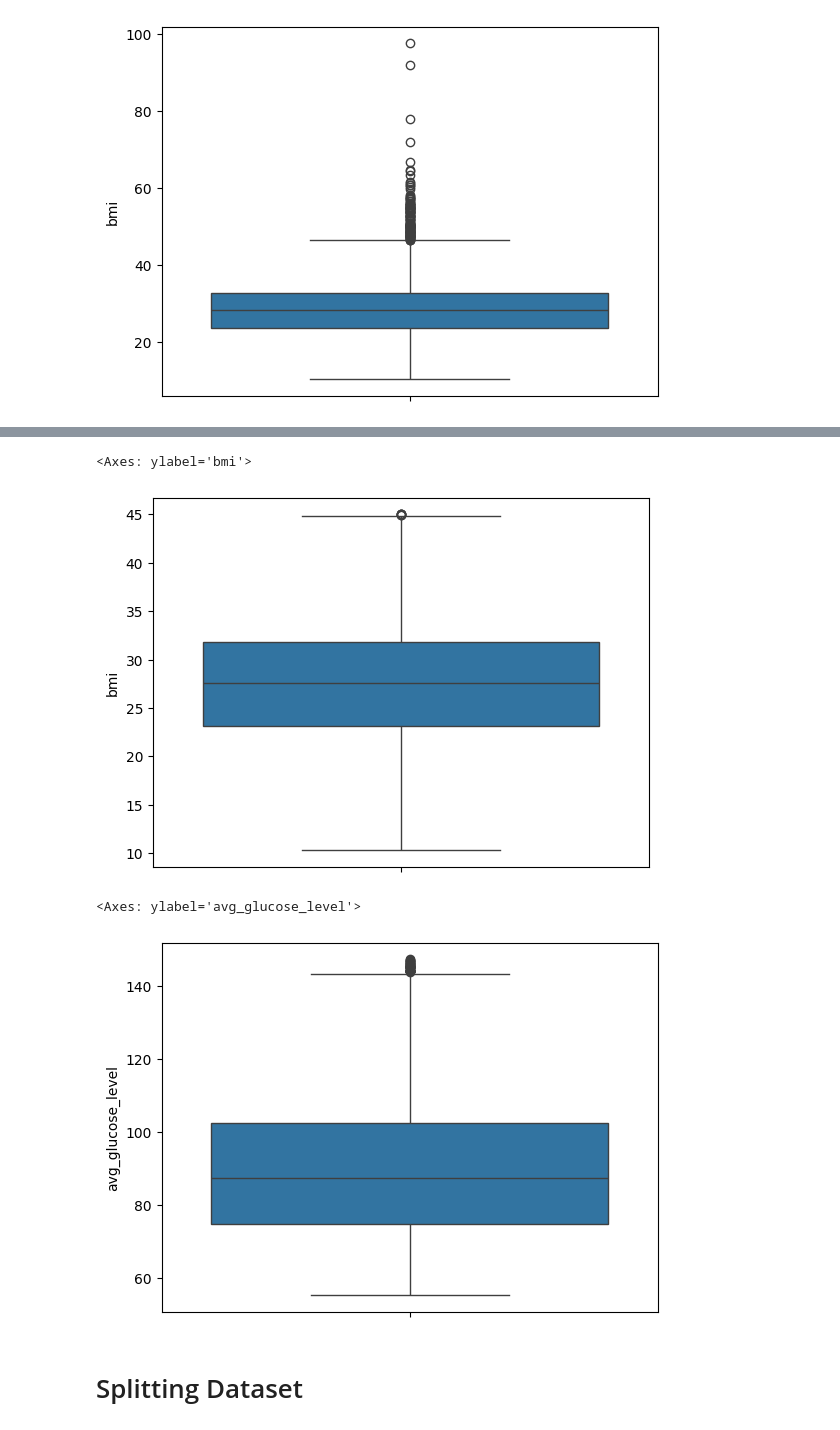
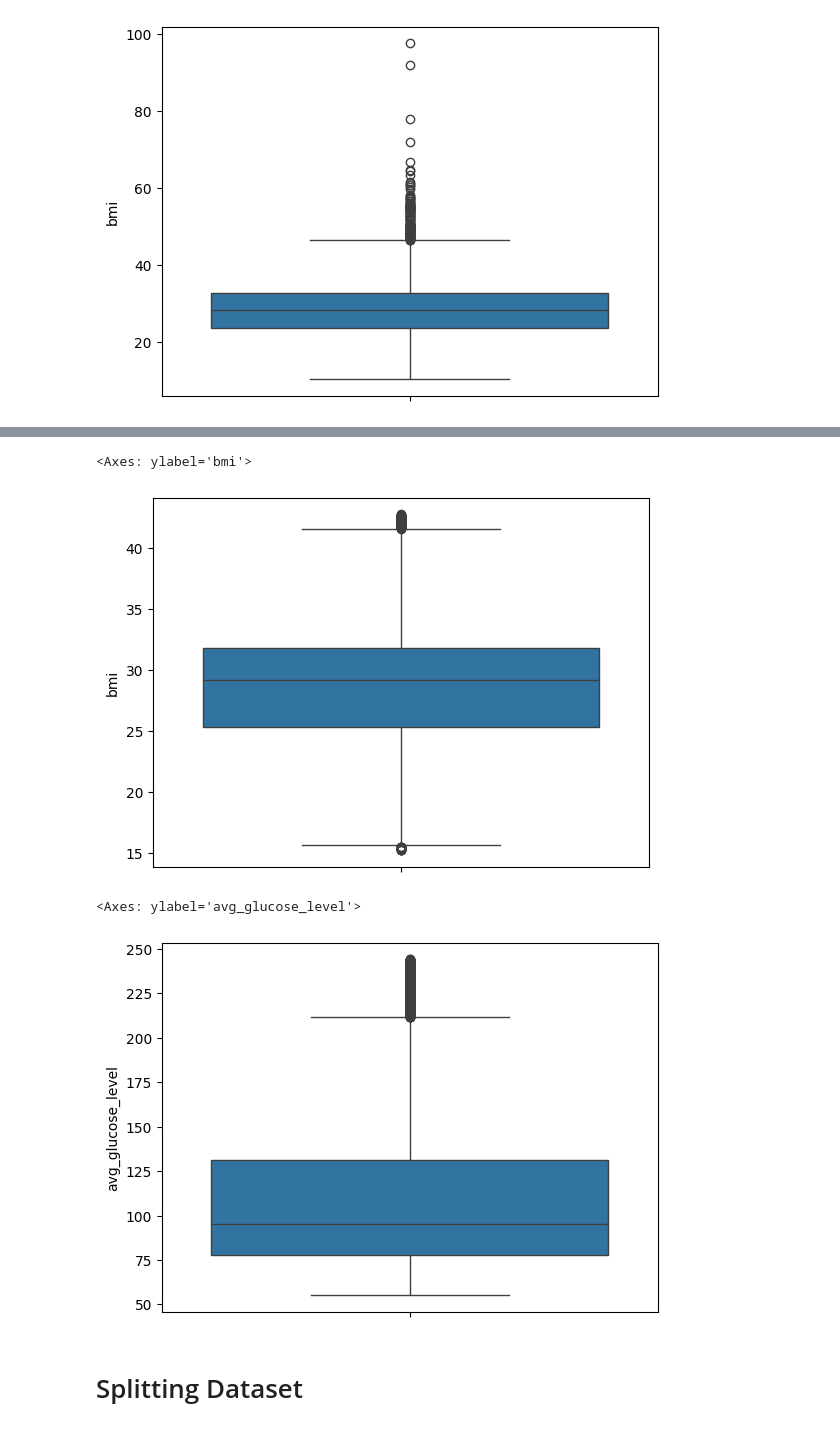
Before and after one commit to rheadoshi/PRML-Project, a Jupyter notebook: Experiments/Project_PRML.ipynb, the cells around one changed output, grey strips where cells are left out. Cells and saved outputs as stored; diff of their text form; code cells hidden in the pictures.

```diff
--- a/Experiments/Project_PRML.ipynb
+++ b/Experiments/Project_PRML.ipynb
@@ -8,13 +8,13 @@ from sklearn.metrics import accuracy_score, precision_score, recall_score, f1_sc
 import warnings
 warnings.filterwarnings('ignore')
 # %%
-!git clone https://github.com/rheadoshi/PRML
-dataset = pd.read_csv("C:/Users/prana/OneDrive/Documents/GitHub/PRML-Project/PRML/healthcare-dataset-stroke-data.csv")
+# !git clone https://github.com/rheadoshi/PRML
+# dataset = pd.read_csv("C:/Users/prana/OneDrive/Documents/GitHub/PRML-Project/PRML/healthcare-dataset-stroke-data.csv")
+# dataset.head()
+
+!git clone 'https://github.com/rheadoshi/PRML'
+dataset = pd.read_csv('/content/PRML/healthcare-dataset-stroke-data.csv')
 dataset.head()
-
-# !git clone 'https://github.com/rheadoshi/PRML'
-# dataset = pd.read_csv('/content/PRML/healthcare-dataset-stroke-data.csv')
-# dataset.head()
 # %% [output]
 fatal: destination path 'PRML' already exists and is not an empty directory.
 |  | id | gender | age | hypertension | heart_disease | ever_married | work_type | Residence_type | ... |
@@ -223,9 +246,9 @@ y=dataset['stroke']
 
 x_sm, y_sm = sm.fit_resample(X, y)
 # %%
+# Removing outliers
 outlier = ['avg_glucose_level', 'bmi']
-Q1 = dataset[outlier].quantile(0.25)
-Q3 = dataset[outlier].quantile(0.75)
+Q1 = x_sm[outlier].quantile(0.25)
+Q3 = x_sm[outlier].quantile(0.75)
 IQR = Q3 - Q1
-dataset = dataset[~((dataset[outlier]<(Q1-1.5*IQR))|(dataset[outlier]>(Q3+1.5*IQR))).any(axis=1)]
-dataset.reset_index(drop=True)
+x_sm = x_sm[~((x_sm[outlier] < (Q1 - 1.5 * IQR)) | (x_sm[outlier] > (Q3 + 1.5 * IQR))).any(axis=1)]
@@ -246,14 +255,14 @@ dataset.reset_index(drop=True)
 # %%
 # Now here we can see from box plot that we have almost negligible outliers
 
-sns.boxplot(dataset['bmi'])
+sns.boxplot(x_sm['bmi'])
 # %% [output]
 <Axes: ylabel='bmi'>
-[figure, old version]
+[figure, new version]
 # %%
-sns.boxplot(dataset['avg_glucose_level'])
+sns.boxplot(x_sm['avg_glucose_level'])
 # %% [output]
 <Axes: ylabel='avg_glucose_level'>
-[figure, old version]
+[figure, new version]
 # %% [markdown]
 # Splitting Dataset
```
Also changed, not shown: parts of 22 cells of this notebook.
